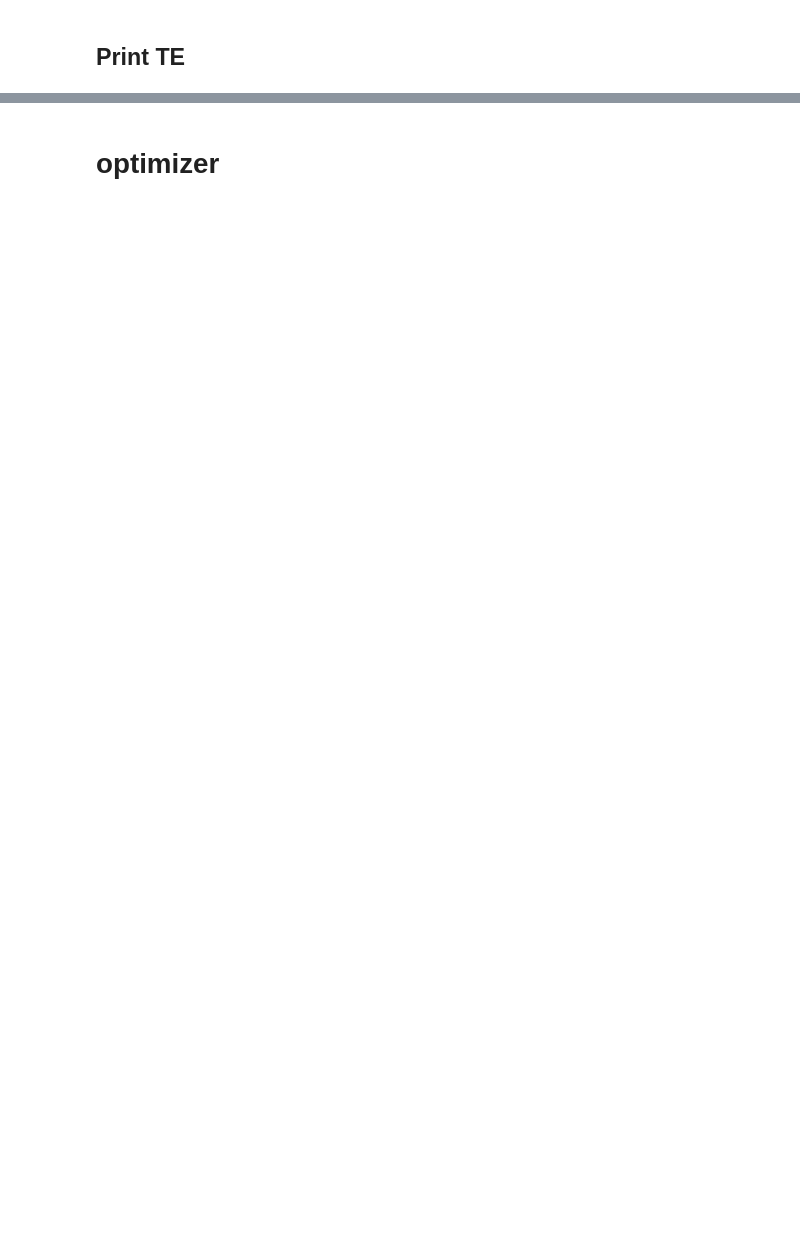
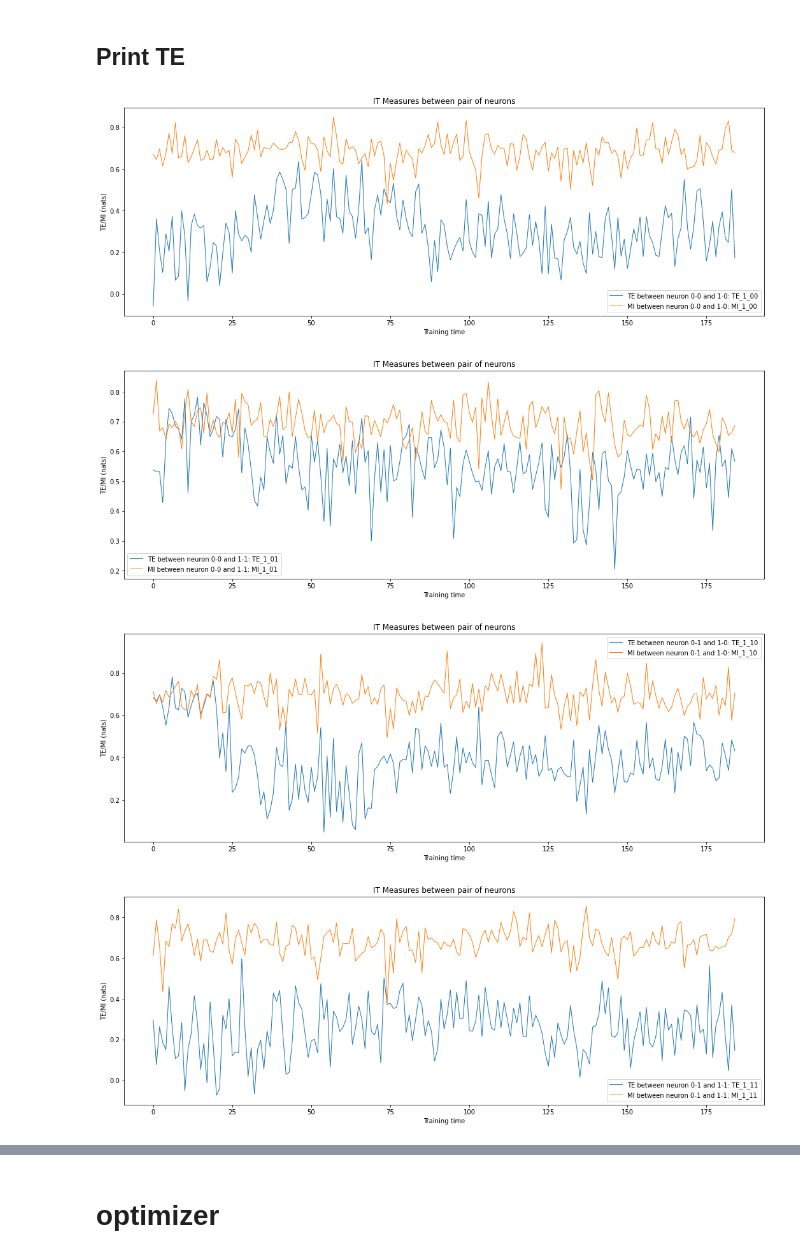
Before and after one commit to IsisChameleon/CSYS5030, a Jupyter notebook: Assignment2/xor-v5.ipynb, the cells around one changed output, grey strips where cells are left out. Cells and saved outputs as stored; diff of their text form; code cells hidden in the pictures; blank space fills up the shorter version.

```diff
--- a/Assignment2/xor-v5.ipynb
+++ b/Assignment2/xor-v5.ipynb
@@ -1193,15 +1193,17 @@ normalizl = lambda lst: scaler.fit_transform(np.array(lst).reshape(len(lst), 1))
 
 # measures considered
 
-historyte = teCalc.teHistory #pd.DataFrame(teCalc.tekHistory)/np.log(2)  # kraskov te in bits
-historymi = teCalc.miHistory
+historyte = teCalc.tekHistory #pd.DataFrame(teCalc.tekHistory)/np.log(2)  # kraskov te in bits
+historymi = teCalc.mikHistory
 
 # plots
 
+# Input (2) => Hidden layer 1 (2)
+
 fig, axs= plt.subplots(1, 1, figsize=(18, 6))
-plt.title('IT Measures between input layer - hidden layer')
-axs.set_xlabel('minibatches')
-axs.set_ylabel('TE, MI (nats)') # when kraskov
+plt.title('IT Measures between pair of neurons')
+axs.set_xlabel('Training time')
+axs.set_ylabel('TE/MI (nats)') # when kraskov
 
 axs.plot(historyte['0-0-1-0'], linewidth=1, label='TE between neuron 0-0 and 1-0: TE_1_00')
 axs.plot(historymi['0-0-1-0'], linewidth=1, label='MI between neuron 0-0 and 1-0: MI_1_00')
@@ -1210,9 +1212,9 @@ plt.legend()
 plt.show()
 
 fig, axs= plt.subplots(1, 1, figsize=(18, 6))
-plt.title('Transfer entropies between each pair of neurons')
-axs.set_xlabel('training time')
-axs.set_ylabel('TE')
+plt.title('IT Measures between pair of neurons')
+axs.set_xlabel('Training time')
+axs.set_ylabel('TE/MI (nats)')
 
 axs.plot(historyte['0-0-1-1'], linewidth=1, label='TE between neuron 0-0 and 1-1: TE_1_01')
 axs.plot(historymi['0-0-1-1'], linewidth=1, label='MI between neuron 0-0 and 1-1: MI_1_01')
@@ -1221,48 +1223,75 @@ plt.legend()
 plt.show()
 
 fig, axs= plt.subplots(1, 1, figsize=(18, 6))
-plt.title('Transfer entropies between each pair of neurons')
-axs.set_xlabel('training time')
-axs.set_ylabel('TE')
+plt.title('IT Measures between pair of neurons')
+axs.set_xlabel('Training time')
+axs.set_ylabel('TE/MI (nats)')
 
 axs.plot(historyte['0-1-1-0'], linewidth=1, label='TE between neuron 0-1 and 1-0: TE_1_10')
 axs.plot(historymi['0-1-1-0'], linewidth=1, label='MI between neuron 0-1 and 1-0: MI_1_10')
 
 plt.legend()
 plt.show()
 
 fig, axs= plt.subplots(1, 1, figsize=(18, 6))
-plt.title('Transfer entropies between each pair of neurons')
-axs.set_xlabel('training time')
-axs.set_ylabel('TE')
+plt.title('IT Measures between pair of neurons')
+axs.set_xlabel('Training time')
+axs.set_ylabel('TE/MI (nats)')
 
 axs.plot(historyte['0-1-1-1'], linewidth=1, label='TE between neuron 0-1 and 1-1: TE_1_11')
 axs.plot(historymi['0-1-1-1'], linewidth=1, label='MI between neuron 0-1 and 1-1: MI_1_11')
 
 plt.legend()
 plt.show()
 
+# Hidden Layer 1 - Output
+
 
 fig, axs= plt.subplots(1, 1, figsize=(18, 6))
-plt.title('Transfer entropies between each pair of neurons')
-axs.set_xlabel('training time')
-axs.set_ylabel('TE')
+plt.title('IT Measures between pair of neurons')
+axs.set_xlabel('Training time')
+axs.set_ylabel('TE/MI (nats)')
 
 axs.plot(historyte['1-0-2-0'], linewidth=1, label='TE between neuron 1-0 and 2-0: TE_2_00')
 axs.plot(historymi['1-0-2-0'], linewidth=1, label='MI between neuron 1-0 and 2-0: MI_2_00')
 
 plt.legend()
 plt.show()
 
 fig, axs= plt.subplots(1, 1, figsize=(18, 6))
-plt.title('Transfer entropies between each pair of neurons')
-axs.set_xlabel('training time')
-axs.set_ylabel('bits')
+plt.title('IT Measures between pair of neurons')
+axs.set_xlabel('Training time')
+axs.set_ylabel('TE/MI (nats)')
 
-axs.plot(historyte['1-1-2-0'], linewidth=1, label='TE between neuron 1-1 and 2-0: TE_2_10')
-axs.plot(historymi['1-1-2-0'], linewidth=1, label='MI between neuron 1-1 and 2-0: MI_2_10')
-#axs.plot(normalizl(loggers['train'].all_minibatches_accuracies), label='Minibatch Train accuracy')
+axs.plot(historyte['1-1-2-0'], linewidth=1, label='TE between neuron 1-1 and 2-0')
+axs.plot(historymi['1-1-2-0'], linewidth=1, label='MI between neuron 1-1 and 2-0')
+plt.legend()
+plt.show()
 
+# Input output
+
+fig, axs= plt.subplots(1, 1, figsize=(18, 6))
+plt.title('IT Measures between input / output')
+axs.set_xlabel('Training time')
+axs.set_ylabel('TE/MI (nats)')
+
+axs.plot(historyte['0-0-2-0'], linewidth=1, label='TE between neuron 0-0 and 2-0')
+axs.plot(historymi['0-0-2-0'], linewidth=1, label='MI between neuron 0-0 and 2-0')
 
 plt.legend()
 plt.show()
+
+fig, axs= plt.subplots(1, 1, figsize=(18, 6))
+plt.title('IT Measures between pair of neurons')
+axs.set_xlabel('Training time')
+axs.set_ylabel('TE/MI (nats)')
+
+axs.plot(historyte['0-1-2-0'], linewidth=1, label='TE between neuron 0-1 and 2-0')
+axs.plot(historymi['0-1-2-0'], linewidth=1, label='MI between neuron 0-1 and 2-0')
+plt.legend()
+plt.show()
+# %% [output]
+[figure, added]
+[figure, added]
+[figure, added]
+[figure, added]
```
Also changed, not shown: parts of 8 cells of this notebook.
